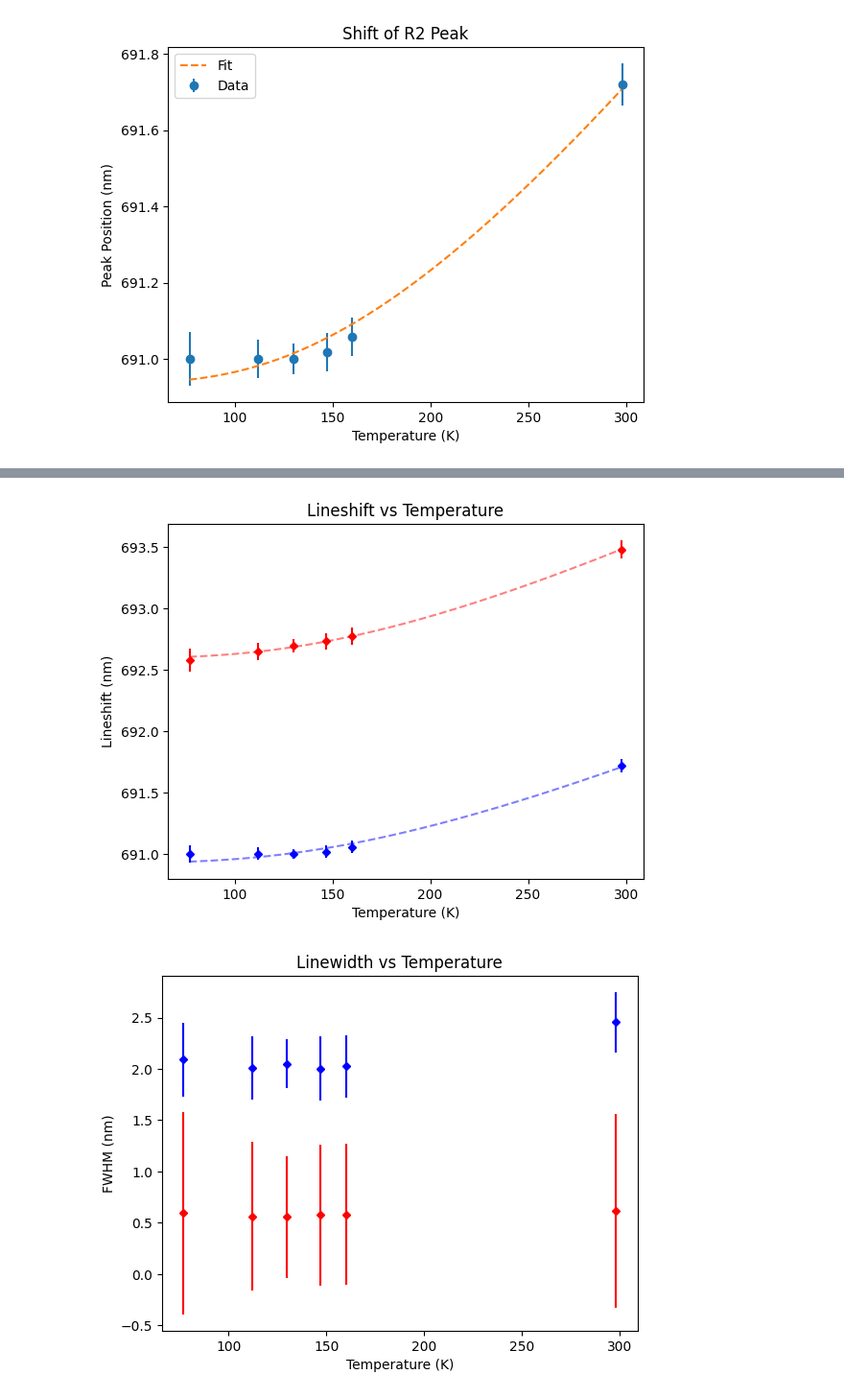
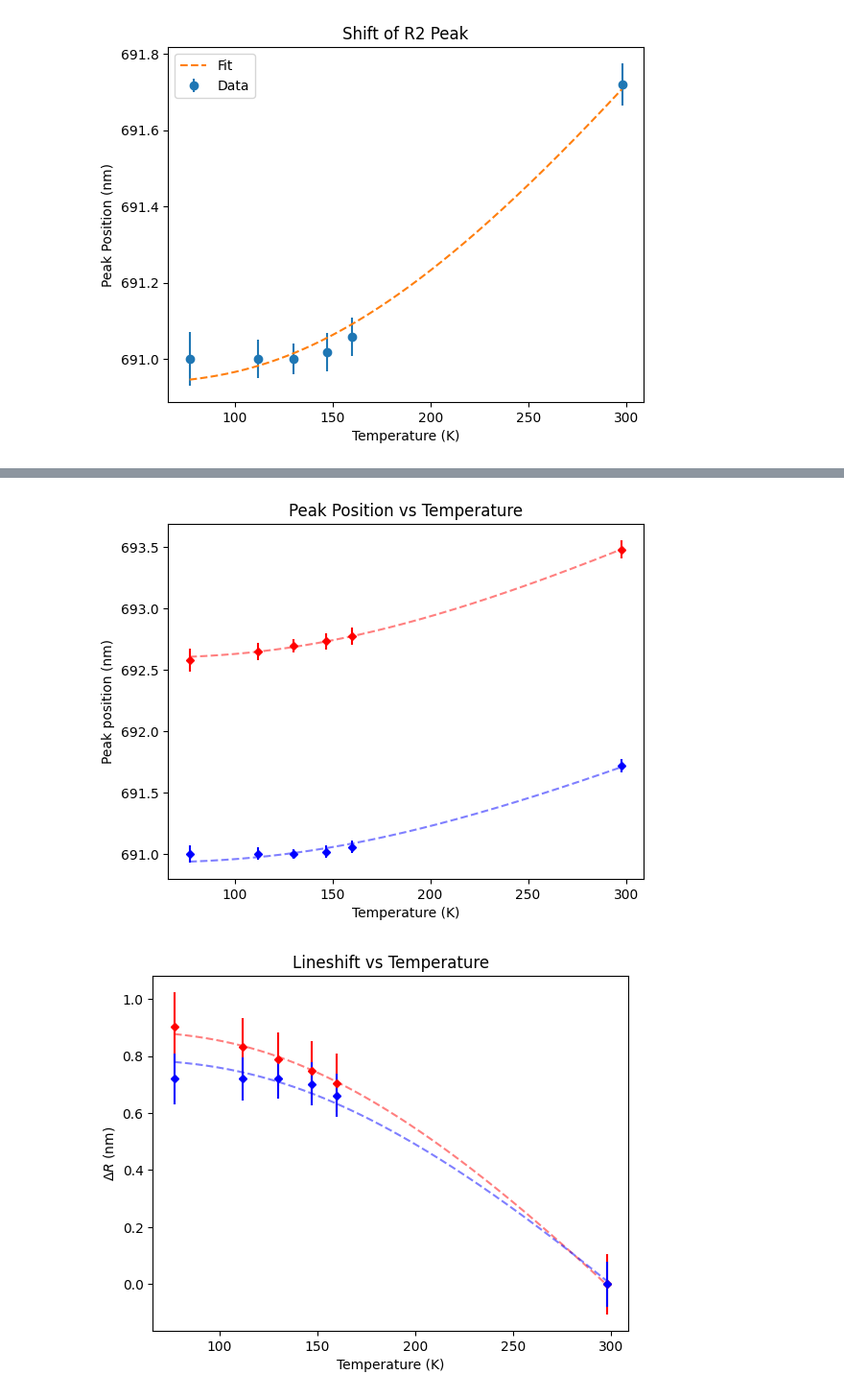
Before and after one commit to Sebastian426/Advanced-Lab-Code, a Jupyter notebook: Ocean_Optics_Specto/Ocean_Opt_V3.ipynb, the cells around one changed output, grey strips where cells are left out. Shown at 96% size. Drawn from its saved outputs; the diff is of its cells as text; code cells hidden in the pictures.

```diff
--- a/Ocean_Optics_Specto/Ocean_Opt_V3.ipynb
+++ b/Ocean_Optics_Specto/Ocean_Opt_V3.ipynb
@@ -201,44 +179,80 @@ print(R1_vals[-1]-R1_vals+R1_errs)
 # %%
 T_plot = np.arange(temperatures[0], temperatures[-1], 0.01)
+#---------------------------------------------
+p0_R1_pos = [R1_values[0], 1]
 
-p0_R1_shift = [R1_values[0], 1]
-
-pop_R1_shift, cov_R1_shift = curve_fit(ruby_shift_model_fixed,
+pop_R1_pos, cov_R1_pos = curve_fit(ruby_shift_model_fixed,
                            temperatures,
                            R1_values,
                            sigma=R1_errs,
                            absolute_sigma=True,
-                           p0 = p0_R1_shift)
+                           p0 = p0_R1_pos)
 
-p0_R2_shift = [R2_values[0], 1]
+p0_R2_pos = [R2_values[0], 1]
 
-pop_R2_shift, cov_R2_shift = curve_fit(ruby_shift_model_fixed,
+pop_R2_pos, cov_R2_pos = curve_fit(ruby_shift_model_fixed,
                            temperatures,
                            R2_values,
                            sigma=R2_errs,
                            absolute_sigma=True,
+                           p0 = p0_R2_pos)
+#----------------------------------------------
+
+p0_R1_shift = [R1_shift[0], 1]
+
+pop_R1_shift, cov_R1_shift = curve_fit(ruby_shift_model_fixed,
+                           temperatures,
+                           R1_shift,
+                           sigma=R1_shift_err,
+                           absolute_sigma=True,
+                           p0 = p0_R1_shift)
+
+p0_R2_shift = [R2_shift[0], 1]
+
+pop_R2_shift, cov_R2_shift = curve_fit(ruby_shift_model_fixed,
+                           temperatures,
+                           R2_shift,
+                           sigma=R2_shift_err,
+                           absolute_sigma=True,
                            p0 = p0_R2_shift)
+#--------------------------------------------------
+
+
+
+
+
 
 plt.figure(1)
 plt.errorbar(temperatures, R1_values, yerr=R1_errs, color = "red", markersize = 4, marker = "D", linestyle = "None")
-plt.plot(T_plot, ruby_shift_model_fixed(T_plot, *pop_R1_shift), color = "red", linestyle = "--", alpha = 0.5)
+plt.plot(T_plot, ruby_shift_model_fixed(T_plot, *pop_R1_pos), color = "red", linestyle = "--", alpha = 0.5)
 
 plt.errorbar(temperatures, R2_values, yerr=R2_errs, color = "blue", markersize = 4, marker = "D", linestyle = "None")
+plt.plot(T_plot, ruby_shift_model_fixed(T_plot, *pop_R2_pos), color = "blue", linestyle = "--", alpha = 0.5)
+
+plt.xlabel("Temperature (K)")
+plt.ylabel("Peak position (nm)")
+plt.title("Peak Position vs Temperature")
+plt.show()
+
+plt.figure(1)
+plt.errorbar(temperatures, R1_shift, yerr = R1_shift_err, color = "red", markersize = 4, marker = "D", linestyle = "None")
+plt.plot(T_plot, ruby_shift_model_fixed(T_plot, *pop_R1_shift), color = "red", linestyle = "--", alpha = 0.5)
+plt.errorbar(temperatures, R2_shift, yerr= R2_shift_err, color = "blue", markersize = 4, marker = "D", linestyle = "None")
 plt.plot(T_plot, ruby_shift_model_fixed(T_plot, *pop_R2_shift), color = "blue", linestyle = "--", alpha = 0.5)
 
 plt.xlabel("Temperature (K)")
-plt.ylabel("Lineshift (nm)")
+plt.ylabel(rf"$\Delta R$ (nm)")
 plt.title("Lineshift vs Temperature")
 plt.show()
 
 plt.figure(1)
 plt.errorbar(temperatures, R1_linewidth, yerr= R1_linewidth_err, color = "red", markersize = 4, marker = "D", linestyle = "None")
 plt.errorbar(temperatures, R2_linewidth, yerr= R2_linewidth_err, color = "blue", markersize = 4, marker = "D", linestyle = "None")
 
 plt.xlabel("Temperature (K)")
 plt.ylabel("FWHM (nm)")
 plt.title("Linewidth vs Temperature")
 plt.show()
 # %% [output]
-[figure, old version]
+[figure, new version]
-[figure, old version]
+[figure, new version]
```
Also changed, not shown: parts of 8 cells of this notebook.
